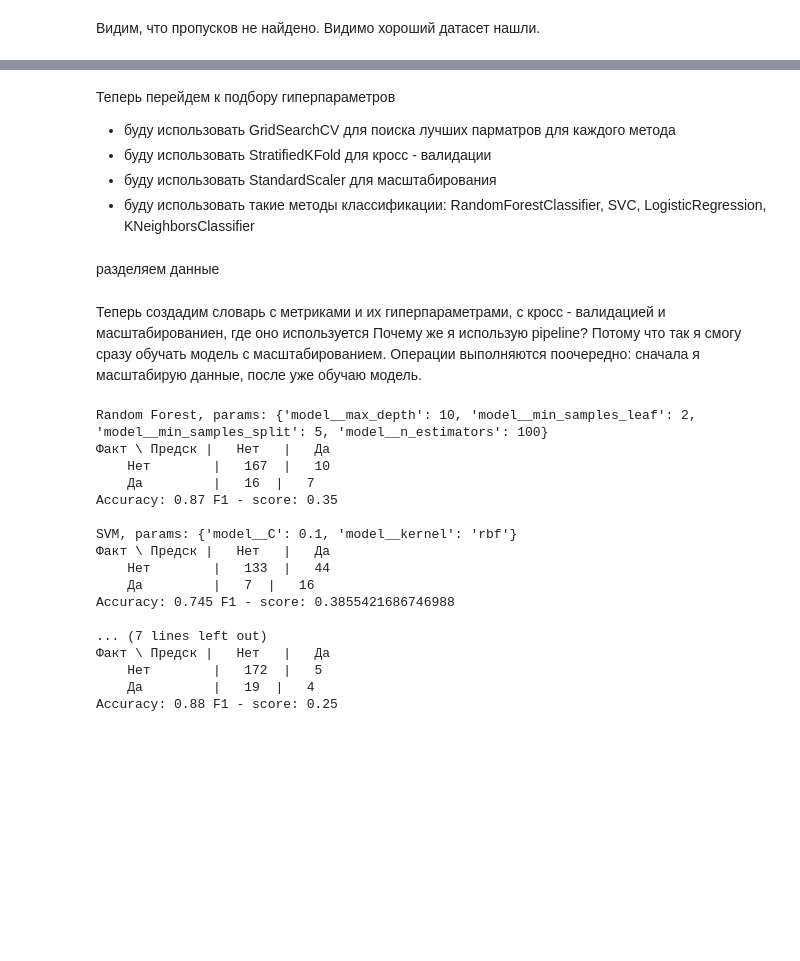
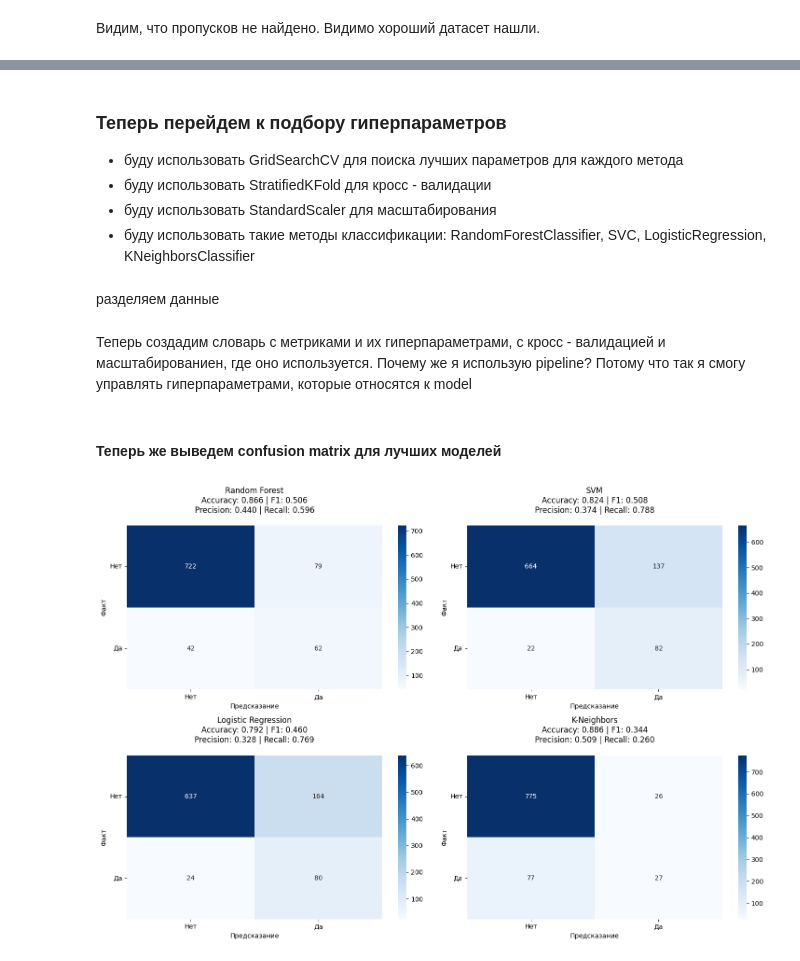
Before and after one commit to Konstantinst128027/spbu-python-course, a Jupyter notebook: project/Task8/homework.ipynb, the cells around one changed output, grey strips where cells are left out. Saved outputs shown, nothing was run; the diff lists cells and outputs as text; code cells hidden in the pictures; blank space fills up the shorter version.

```diff
--- a/project/Task8/homework.ipynb
+++ b/project/Task8/homework.ipynb
@@ -135,6 +239,6 @@ plt.show()
 # %% [markdown]
-Теперь перейдем к подбору гиперпараметров
-- буду использовать GridSearchCV для поиска лучших парматров для каждого метода
+### Теперь перейдем к подбору гиперпараметров
+- буду использовать GridSearchCV для поиска лучших параметров для каждого метода
 - буду использовать StratifiedKFold для кросс - валидации
 - буду использовать StandardScaler для масштабирования
 - буду использовать такие методы классификации: RandomForestClassifier, SVC, LogisticRegression, KNeighborsClassifier
@@ -143,12 +247,12 @@ plt.show()
 # %%
 from sklearn.model_selection import train_test_split
 
-X = df[df.columns[:5].tolist()]
-Y = (df['y'] == 'yes').astype(int)
+X = df[df.columns[:13].tolist()]
+Y = df['y']
 X_train, X_test, y_train, y_test = train_test_split(
     X, Y, test_size=0.2, random_state=42, stratify=Y
 )
 # %% [markdown]
-Теперь создадим словарь с метриками и их гиперпараметрами, с кросс - валидацией и масштабированиен, где оно используется
-Почему же я использую pipeline? Потому что так я смогу сразу обучать модель с масштабированием. Операции выполняются поочередно: сначала я масштабирую данные, после уже обучаю модель.
+Теперь создадим словарь с метриками и их гиперпараметрами, с кросс - валидацией и масштабированиен, где оно используется.
+Почему же я использую pipeline? Потому что так я смогу управлять гиперпараметрами, которые относятся к model
 # %%
@@ -250,38 +355,35 @@ for model_name, config in models_config.items():
         'test_recall': recall,
         'predictions': y_pred
     }
+# %% [markdown]
+#### Теперь же выведем confusion matrix для лучших моделей
 # %%
 from sklearn.metrics import confusion_matrix
 
-for model_name in best_models.keys():
-    model = best_models[model_name]
+plt.figure(figsize=(15, 10))
 
-    cm = confusion_matrix(y_test, results[model_name]['predictions'])
+for i, model_name in enumerate(best_models.keys(), 1):
+    plt.subplot(2, 2, i)
 
-    print(f"\n{model_name}, params: {results[model_name]['best_params']} ")
-    print("Факт \\ Предск |   Нет   |   Да    ")
-    print(f"    Нет        |   {cm[0,0]}  |   {cm[0,1]}  ")
-    print(f"    Да         |   {cm[1,0]}  |   {cm[1,1]:}  ")
+    y_pred = results[model_name]['predictions']
+    cm = confusion_matrix(y_test, y_pred)
 
-    accuracy = accuracy_score(y_test, y_pred)
-    print(f"Accuracy: {results[model_name]['test_accuracy']}", f"F1 - score: {results[model_name]['test_f1']}")
+    sns.heatmap(cm, annot=True, fmt='d', cmap='Blues')
+
+    accuracy = results[model_name]['test_accuracy']
+    f1 = results[model_name]['test_f1']
+    recall = results[model_name]['test_recall']
+    precision = results[model_name]['test_precision']
+
+    plt.title(f'{model_name}\nAccuracy: {accuracy:.3f} | F1: {f1:.3f}\nPrecision: {precision:.3f} | Recall: {recall:.3f}', pad=20)
+    plt.xlabel('Предсказание')
+    plt.ylabel('Факт')
+    plt.xticks([0.5, 1.5], ['Нет', 'Да'])
+    plt.yticks([0.5, 1.5], ['Нет', 'Да'], rotation=0)
+
+plt.tight_layout()
+plt.show()
 # %% [output]
-Random Forest, params: {'model__max_depth': 10, 'model__min_samples_leaf': 2, 'model__min_samples_split': 5, 'model__n_estimators': 100}
-Факт \ Предск |   Нет   |   Да
-    Нет        |   167  |   10
-    Да         |   16  |   7
-Accuracy: 0.87 F1 - score: 0.35
-
-SVM, params: {'model__C': 0.1, 'model__kernel': 'rbf'}
-Факт \ Предск |   Нет   |   Да
-    Нет        |   133  |   44
-    Да         |   7  |   16
-Accuracy: 0.745 F1 - score: 0.3855421686746988
-
-... (7 lines left out)
-Факт \ Предск |   Нет   |   Да
-    Нет        |   172  |   5
-    Да         |   19  |   4
-Accuracy: 0.88 F1 - score: 0.25
+[figure, added]
 # %% [markdown]
 #### Вывод
```
Also changed, not shown: parts of 18 cells of this notebook.
